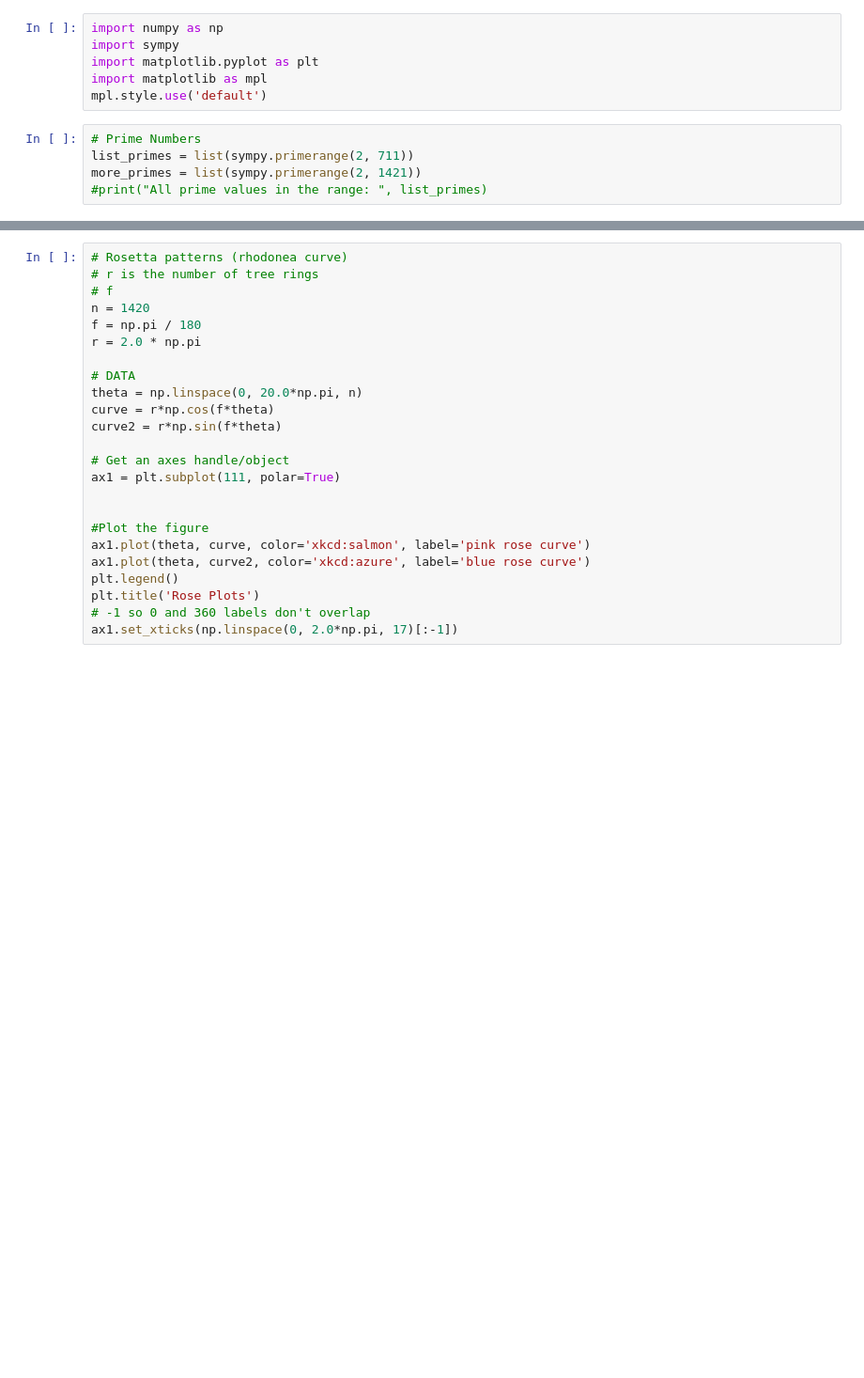
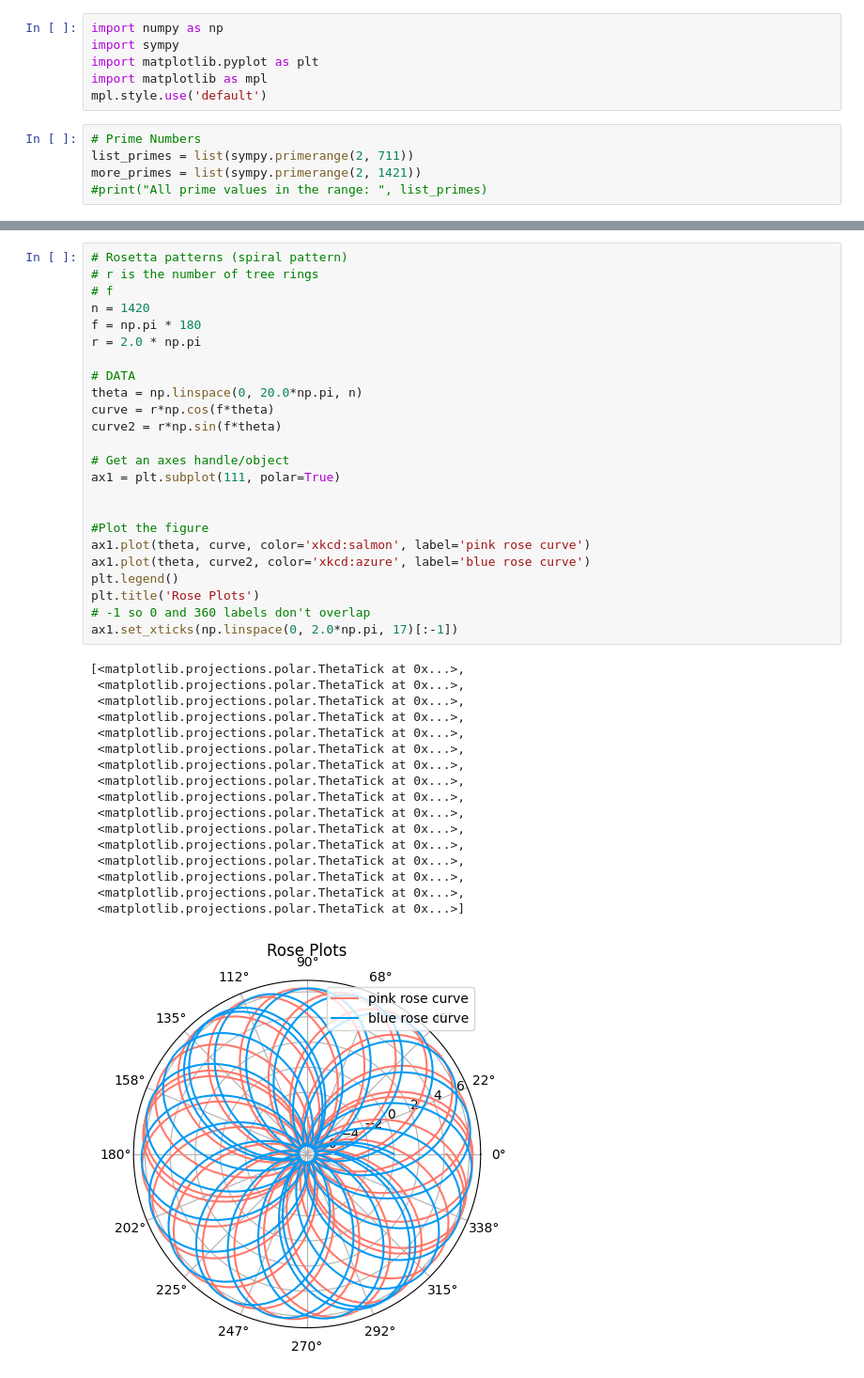
Before and after one commit to hishamaru999/Polar_Prime_Numbers, a Jupyter notebook: polarPlot_primeNumbers.ipynb, the cells around one changed output, grey strips where cells are left out. Shown at 94% size. Cells and saved outputs as stored; diff of their text form; blank space fills up the shorter version.

```diff
--- a/polarPlot_primeNumbers.ipynb
+++ b/polarPlot_primeNumbers.ipynb
@@ -134,24 +263,42 @@ ax1.set_xticks(np.linspace(0, 2.0*np.pi, 17)[:-1])
 # %%
-# Rosetta patterns (rhodonea curve)
+# Rosetta patterns (spiral pattern)
 # r is the number of tree rings
 # f
 n = 1420
-f = np.pi / 180
+f = np.pi * 180
 r = 2.0 * np.pi
 
 # DATA
 theta = np.linspace(0, 20.0*np.pi, n)
 curve = r*np.cos(f*theta)
 curve2 = r*np.sin(f*theta)
 
 # Get an axes handle/object
 ax1 = plt.subplot(111, polar=True)
 
 
 #Plot the figure
 ax1.plot(theta, curve, color='xkcd:salmon', label='pink rose curve')
 ax1.plot(theta, curve2, color='xkcd:azure', label='blue rose curve')
 plt.legend()
 plt.title('Rose Plots')
 # -1 so 0 and 360 labels don't overlap
 ax1.set_xticks(np.linspace(0, 2.0*np.pi, 17)[:-1])
+# %% [output]
+[<matplotlib.projections.polar.ThetaTick at 0x...>,
+ <matplotlib.projections.polar.ThetaTick at 0x...>,
+ <matplotlib.projections.polar.ThetaTick at 0x...>,
+ <matplotlib.projections.polar.ThetaTick at 0x...>,
+ <matplotlib.projections.polar.ThetaTick at 0x...>,
+ <matplotlib.projections.polar.ThetaTick at 0x...>,
+ <matplotlib.projections.polar.ThetaTick at 0x...>,
+ <matplotlib.projections.polar.ThetaTick at 0x...>,
+ <matplotlib.projections.polar.ThetaTick at 0x...>,
+ <matplotlib.projections.polar.ThetaTick at 0x...>,
+ <matplotlib.projections.polar.ThetaTick at 0x...>,
+ <matplotlib.projections.polar.ThetaTick at 0x...>,
+ <matplotlib.projections.polar.ThetaTick at 0x...>,
+ <matplotlib.projections.polar.ThetaTick at 0x...>,
+ <matplotlib.projections.polar.ThetaTick at 0x...>,
+ <matplotlib.projections.polar.ThetaTick at 0x...>]
+[figure, added]
```
Also changed, not shown: parts of 14 cells of this notebook.
